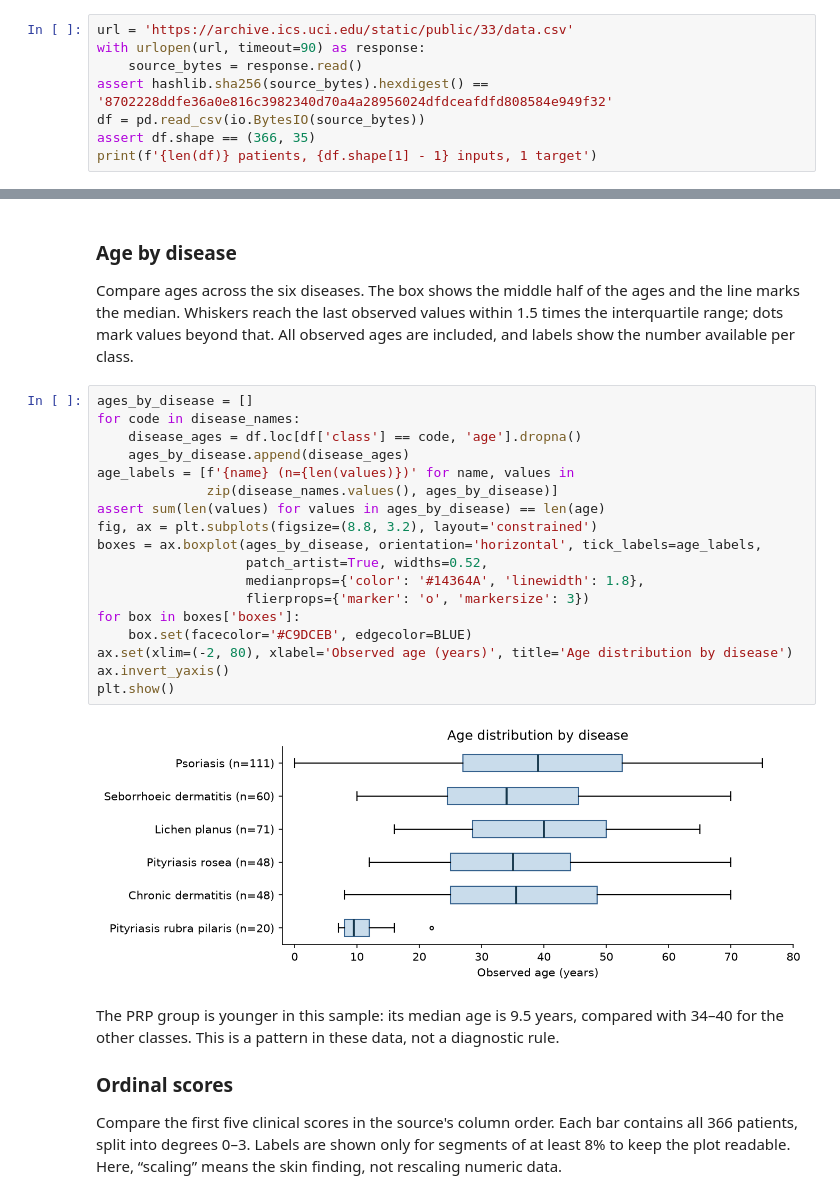
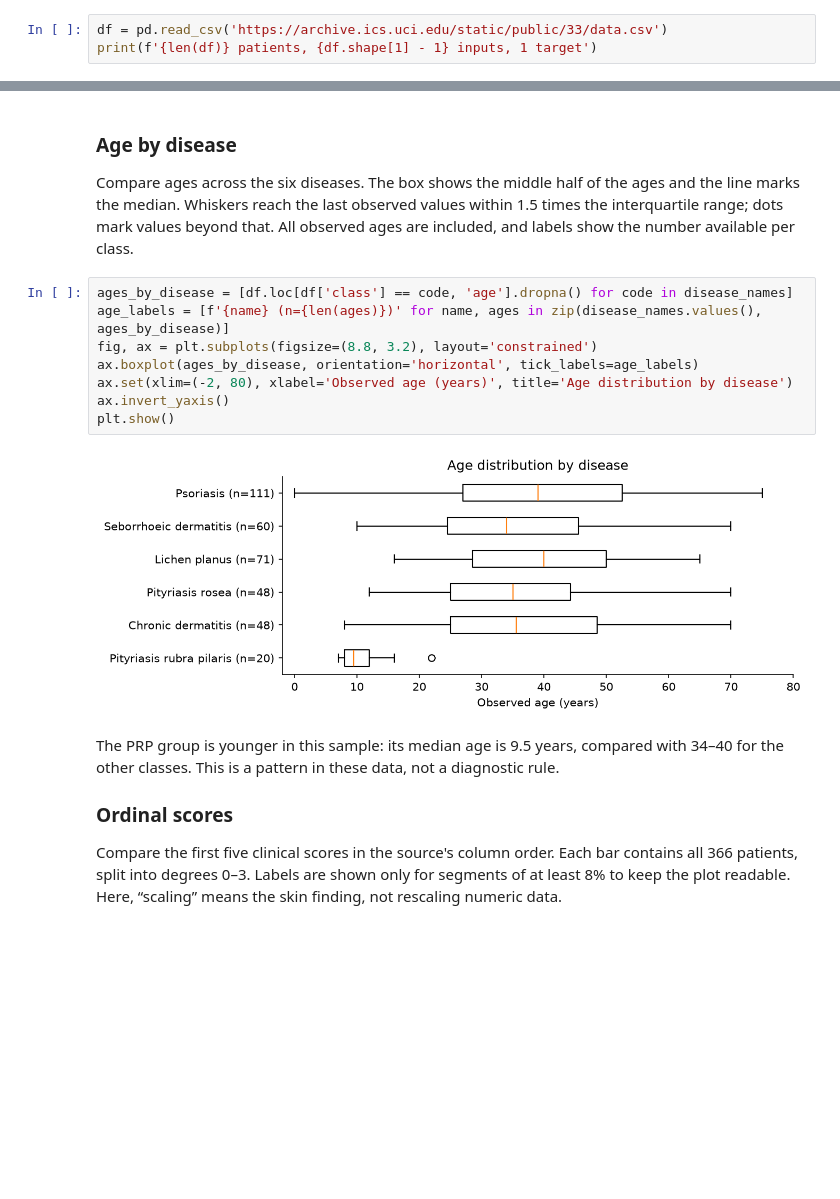
Before and after one commit to yazdanzv/machine-learning-exercise0, a Jupyter notebook: work/dermatology.ipynb, the cells around one changed output, grey strips where cells are left out. Cells and saved outputs as stored; diff of their text form; blank space fills up the shorter version.

```diff
--- a/work/dermatology.ipynb
+++ b/work/dermatology.ipynb
@@ -46,10 +41,5 @@ the source file has not changed. Missing ages stay missing.
 # %%
-url = 'https://archive.ics.uci.edu/static/public/33/data.csv'
-with urlopen(url, timeout=90) as response:
-    source_bytes = response.read()
-assert hashlib.sha256(source_bytes).hexdigest() == '8702228ddfe36a0e816c3982340d70a4a28956024dfdceafdfd808584e949f32'
-df = pd.read_csv(io.BytesIO(source_bytes))
-assert df.shape == (366, 35)
+df = pd.read_csv('https://archive.ics.uci.edu/static/public/33/data.csv')
 print(f'{len(df)} patients, {df.shape[1] - 1} inputs, 1 target')
 # %% [output]
 366 patients, 34 inputs, 1 target
@@ -166,25 +150,15 @@ ages and the line marks the median. Whiskers reach the last observed values
 within 1.5 times the interquartile range; dots mark values beyond that.
 All observed ages are included, and labels show the number available per class.
 # %%
-ages_by_disease = []
-for code in disease_names:
-    disease_ages = df.loc[df['class'] == code, 'age'].dropna()
-    ages_by_disease.append(disease_ages)
-age_labels = [f'{name} (n={len(values)})' for name, values in
-              zip(disease_names.values(), ages_by_disease)]
-assert sum(len(values) for values in ages_by_disease) == len(age)
+ages_by_disease = [df.loc[df['class'] == code, 'age'].dropna() for code in disease_names]
+age_labels = [f'{name} (n={len(ages)})' for name, ages in zip(disease_names.values(), ages_by_disease)]
 fig, ax = plt.subplots(figsize=(8.8, 3.2), layout='constrained')
-boxes = ax.boxplot(ages_by_disease, orientation='horizontal', tick_labels=age_labels,
-                   patch_artist=True, widths=0.52,
-                   medianprops={'color': '#14364A', 'linewidth': 1.8},
-                   flierprops={'marker': 'o', 'markersize': 3})
-for box in boxes['boxes']:
-    box.set(facecolor='#C9DCEB', edgecolor=BLUE)
+ax.boxplot(ages_by_disease, orientation='horizontal', tick_labels=age_labels)
 ax.set(xlim=(-2, 80), xlabel='Observed age (years)', title='Age distribution by disease')
 ax.invert_yaxis()
 plt.show()
 # %% [output]
-[figure, old version]
+[figure, new version]
 # %% [markdown]
 The PRP group is younger in this sample: its median age is 9.5 years,
 compared with 34–40 for the other classes. This is a pattern in these data,
```
Also changed, not shown: parts of 8 cells of this notebook, 4 other files.
